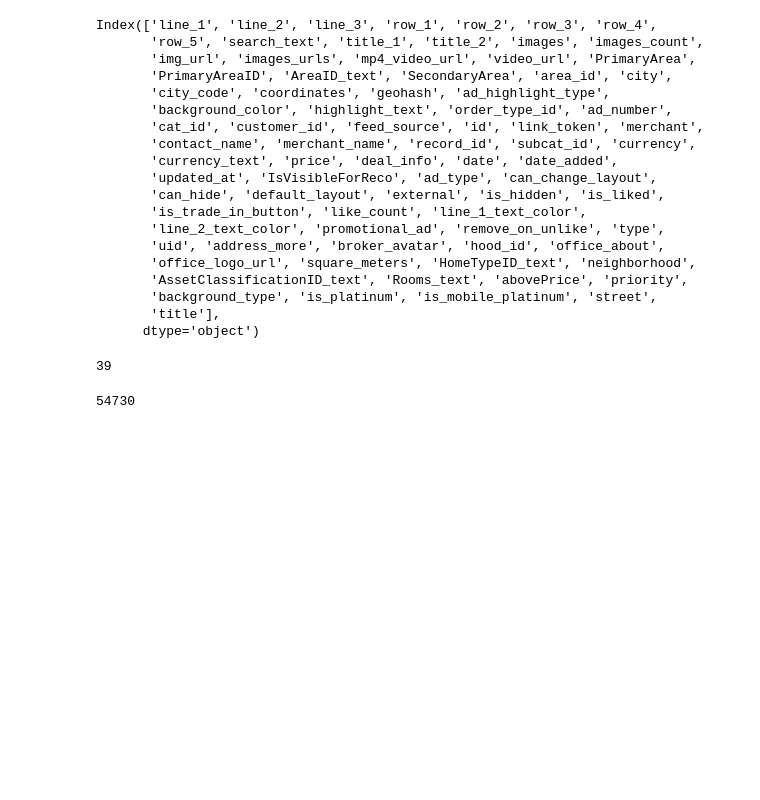
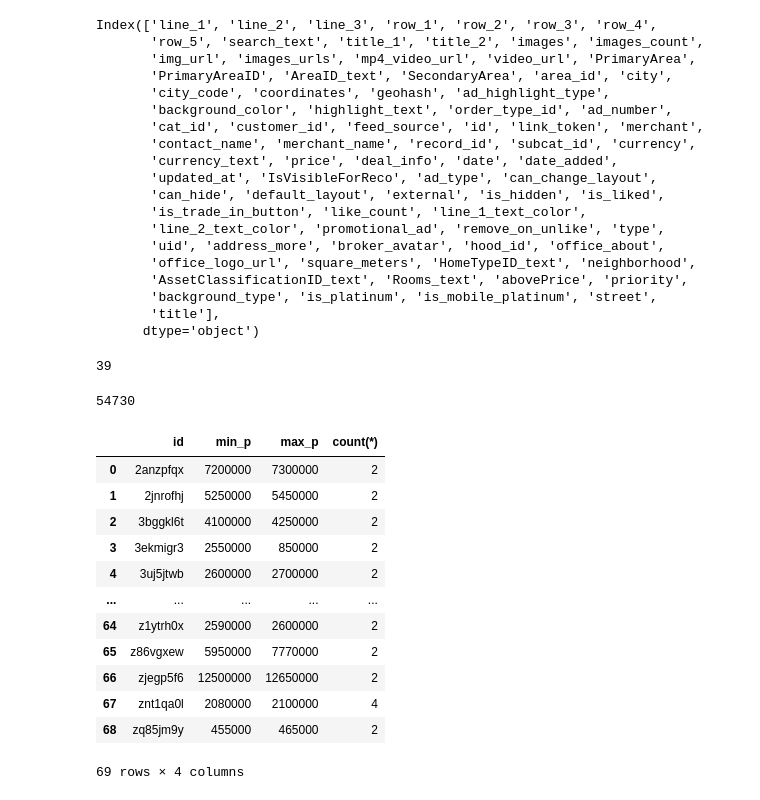
Before and after one commit to lidoraz/realestate, a Jupyter notebook: yad2_api_test.ipynb, the cells around one changed output. Cells and saved outputs as stored; diff of their text form; code cells hidden in the pictures; blank space fills up the shorter version.

```diff
--- a/yad2_api_test.ipynb
+++ b/yad2_api_test.ipynb
@@ -109,7 +109,7 @@ from datetime import datetime
 df_price['processing_date'] = datetime.today().strftime('%Y%m%d')
 # %%
 import sqlite3
-con = sqlite3.connect('yad2.db')
+con = sqlite3.connect('resources/yad2.db')
 # %%
 df_price.to_sql(name='history', con=con, if_exists='append', index=False)
 # %% [output]
@@ -366,3 +400,30 @@ total_items = pagination['total_items']
 total_items
 # %% [output]
 54730
+# %%
+q = """
+with t0 as (
+select id, min(price) as min_p, max(price) as max_p, count(*) from history group by id
+)
+select * from t0 where min_p != max_p
+
+"""
+
+
+df = pd.read_sql(q, con=con)
+# %%
+df
+# %% [output]
+|  | id | min_p | max_p | count(*) |
+| 0 | 2anzpfqx | 7200000 | 7300000 | 2 |
+| 1 | 2jnrofhj | 5250000 | 5450000 | 2 |
+| 2 | 3bggkl6t | 4100000 | 4250000 | 2 |
+| 3 | 3ekmigr3 | 2550000 | 850000 | 2 |
+| 4 | 3uj5jtwb | 2600000 | 2700000 | 2 |
+| ... | ... | ... | ... | ... |
+| 64 | z1ytrh0x | 2590000 | 2600000 | 2 |
+| 65 | z86vgxew | 5950000 | 7770000 | 2 |
+| 66 | zjegp5f6 | 12500000 | 12650000 | 2 |
+| 67 | znt1qa0l | 2080000 | 2100000 | 4 |
+| 68 | zq85jm9y | 455000 | 465000 | 2 |
+69 rows × 4 columns
```
Also changed, not shown: parts of 8 cells of this notebook, 6 other files.
